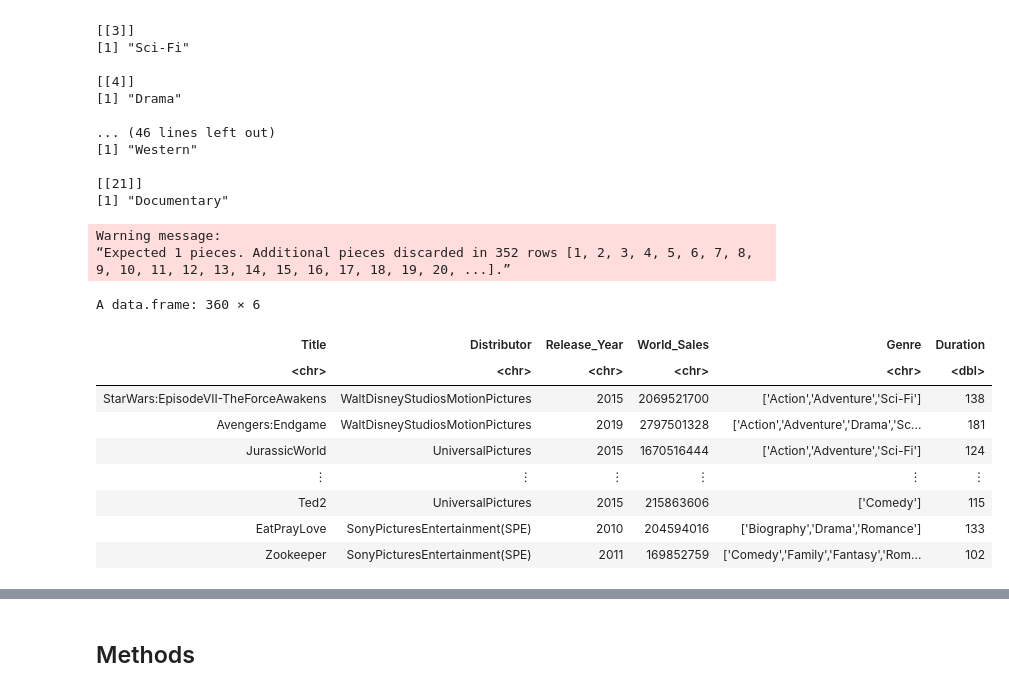
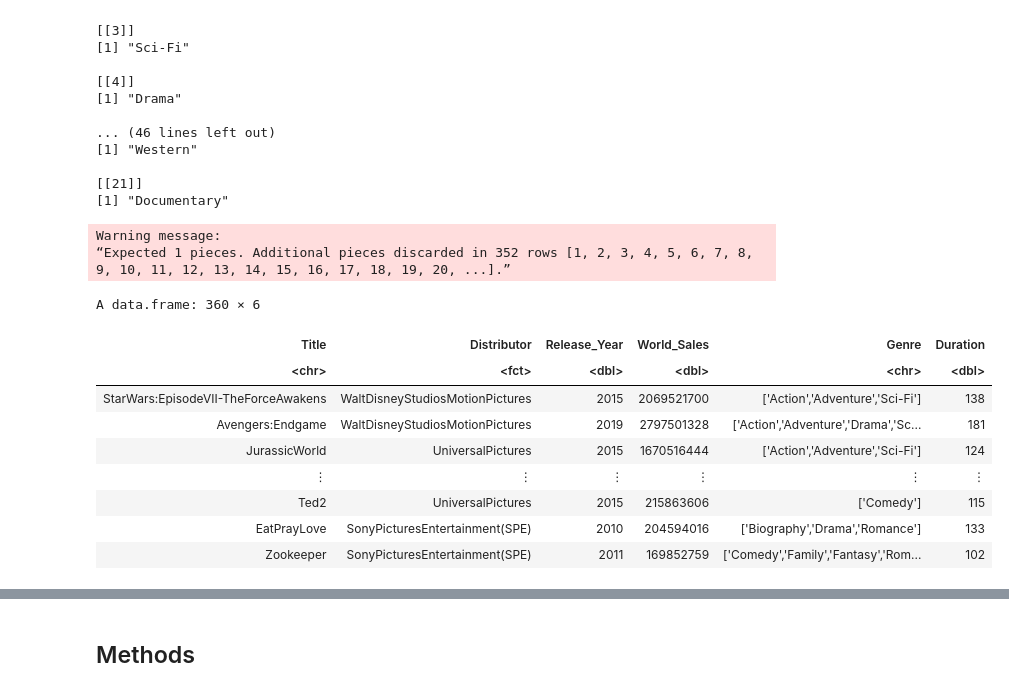
Before and after one commit to starsurfer87/DSCI100-Group-Project, a Jupyter notebook: project-proposal.ipynb, the cells around one changed output, grey strips where cells are left out. Cells and saved outputs as stored; diff of their text form; code cells hidden in the pictures.

Commit message:
change duration& spilt data into training & testing set

```diff
--- a/project-proposal.ipynb
+++ b/project-proposal.ipynb
@@ -95,8 +77,7 @@ movies_release_date <- separate(movies_release_date,
 # filter for movies released since 2010, remove NAs
 movies_2010 <- movies_release_date %>%
                     select(-date, -year) %>%
-                    filter(Release_Year >= 2010) %>%
-                    drop_na()
+                    filter(Release_Year >= 2010)
 
 
 movies_2010
@@ -149,38 +130,41 @@ genre_list
 # %%
 # tidying Runtime column
 movies_2010_separate_runtime <- separate(movies_2010,
                                             col = Runtime,
                                             into = c("Runtime_hr", "Runtime_min"),
                                             sep = "hr"
                                          )
 # remove min from Runtime_min
 movies_2010_separate_minute <- separate(movies_2010_separate_runtime,
                                         col = Runtime_min,
                                         into = c("Runtime_min"),
                                         sep = "min"
                                        )
 
-# change hr and time into numeric
+# change hr and time into duration (minutes)
 numeric_duration <- movies_2010_separate_minute %>%
-                    select(Runtime_hr, Runtime_min)
-
-# convert Runtime into minutes
-numeric_duration <- as.data.frame(apply(numeric_duration, 2, as.numeric)) %>%
+                    select(Runtime_hr, Runtime_min) %>%
+                    as.data.frame() %>%
+                    mutate(Runtime_hr = as.numeric(Runtime_hr)) %>%
+                    mutate(Runtime_min = as.numeric(Runtime_min)) %>%
                     mutate(Duration = Runtime_hr * 60 + Runtime_min) %>%
                     select(Duration)
 
 # Merge Duration (runtime in minutes) with movies_2010
 movies_2010_tidy <- movies_2010 %>%
                     select(-Runtime) %>%
-                    cbind(numeric_duration) # bind the new column into the df
+                    cbind(numeric_duration) %>%                                 # bind the new column into the df
+                    mutate(Release_Year = as.numeric(Release_Year)) %>%         # change data type
+                    mutate(World_Sales = as.numeric(World_Sales)) %>%           # change data type
+                    mutate(Distributor = as.factor(Distributor))
 
 movies_2010_tidy
 # %% [output]
 Warning message:
 “Expected 1 pieces. Additional pieces discarded in 352 rows [1, 2, 3, 4, 5, 6, 7, 8, 9, 10, 11, 12, 13, 14, 15, 16, 17, 18, 19, 20, ...].”
 A data.frame: 360 × 6
 | Title | Distributor | Release_Year | World_Sales | Genre | Duration |
-| <chr> | <chr> | <chr> | <chr> | <chr> | <dbl> |
+| <chr> | <fct> | <dbl> | <dbl> | <chr> | <dbl> |
 | StarWars:EpisodeVII-TheForceAwakens | WaltDisneyStudiosMotionPictures | 2015 | 2069521700 | ['Action','Adventure','Sci-Fi'] | 138 |
 | Avengers:Endgame | WaltDisneyStudiosMotionPictures | 2019 | 2797501328 | ['Action','Adventure','Drama','Sc... | 181 |
 | JurassicWorld | UniversalPictures | 2015 | 1670516444 | ['Action','Adventure','Sci-Fi'] | 124 |
```
Also changed, not shown: parts of 3 cells of this notebook.
